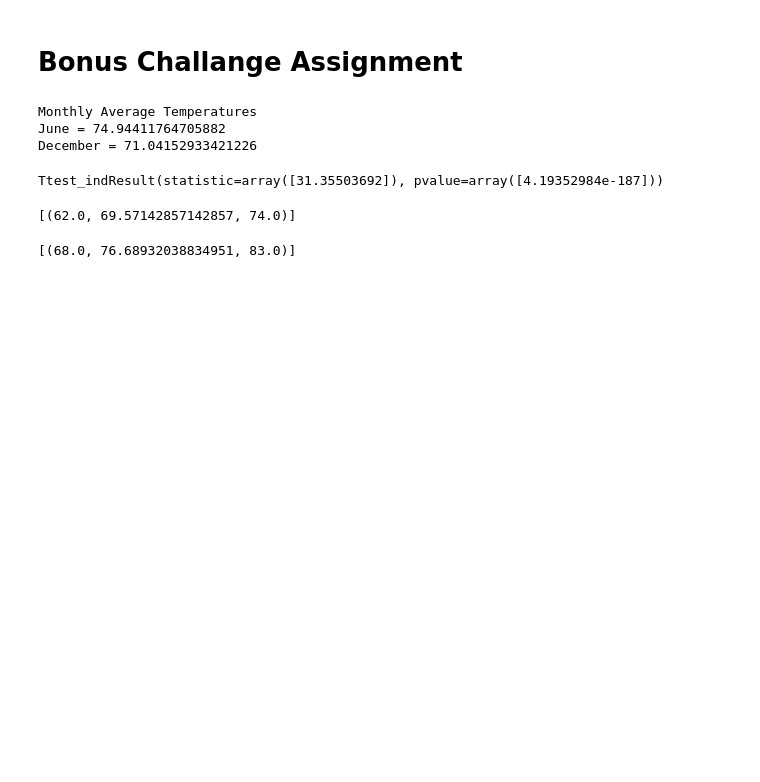
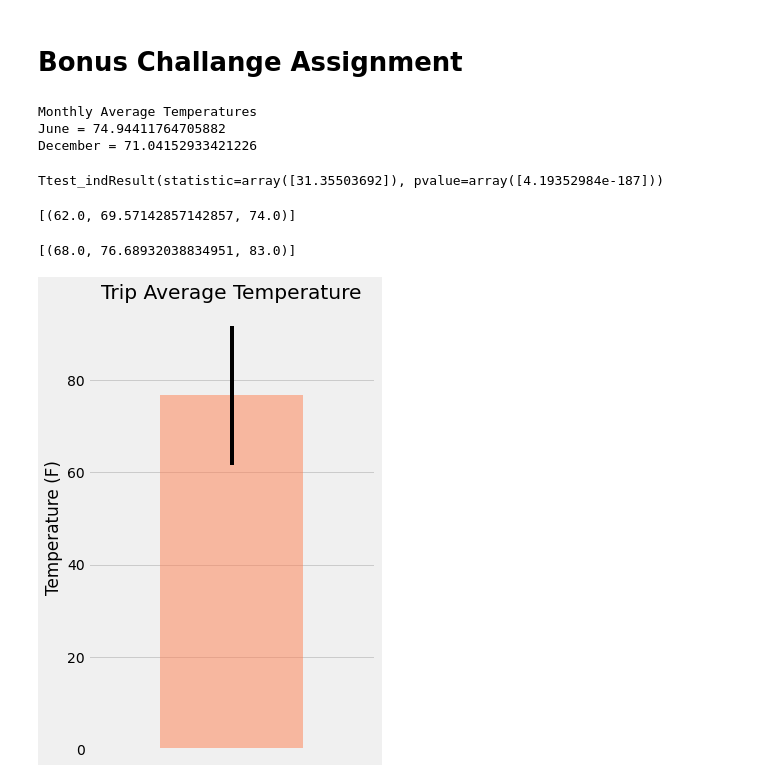
Before and after one commit to nams238/SQLAlchemy-Challange, a Jupyter notebook: climate_starter.ipynb, the cells around one changed output. Saved outputs shown, nothing was run; the diff lists cells and outputs as text; code cells hidden in the pictures; blank space fills up the shorter version.

```diff
--- a/climate_starter.ipynb
+++ b/climate_starter.ipynb
@@ -412,3 +412,17 @@ my_trip = calc_temps("2014-08-04", "2014-08-18")
 my_trip
 # %% [output]
 [(68.0, 76.68932038834951, 83.0)]
+# %%
+# To Load the Results as a Pandas DataFrame
+my_trip_df = pd.DataFrame(my_trip, columns=["TMIN", "TAVG", "TMAX"])
+
+my_trip_df.plot.bar(y="TAVG", yerr=(my_trip_df["TMAX"] - my_trip_df["TMIN"]),
+                    title="Trip Average Temperature", color="coral",
+                    alpha=0.5, figsize=(5,7), legend=None)
+plt.xticks([])
+plt.ylabel("Temperature (F)")
+plt.tight_layout()
+plt.savefig("Images/trip_average_temperature.png")
+plt.show()
+# %% [output]
+[figure, added]
```
